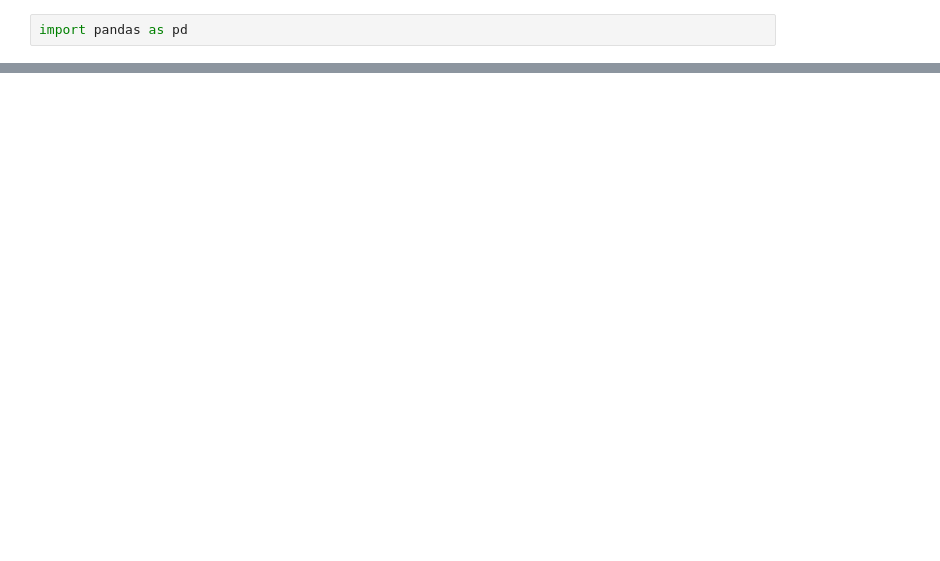
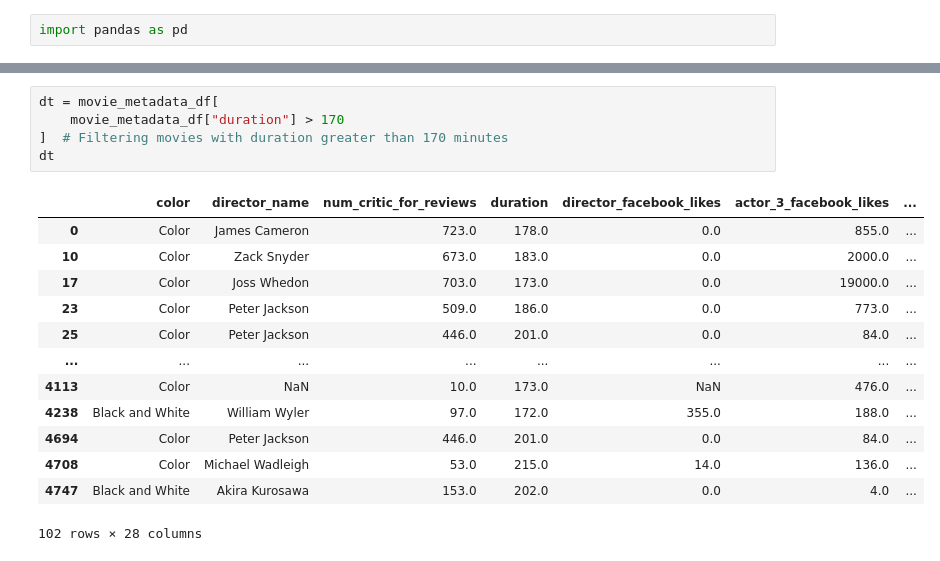
Before and after one commit to Ramesh-Bojanapu-1011/ai_python_practice, a Jupyter notebook: pandas_practive/movie_metadata.ipynb, the cells around one changed output, grey strips where cells are left out. Cells and saved outputs as stored; diff of their text form; blank space fills up the shorter version.

```diff
--- a/pandas_practive/movie_metadata.ipynb
+++ b/pandas_practive/movie_metadata.ipynb
@@ -18,3 +20,22 @@ student_mat_df
 | 5041 | Color | Daniel Hsia | 14.0 | 100.0 | 0.0 | 489.0 | ... |
 | 5042 | Color | Jon Gunn | 43.0 | 90.0 | 16.0 | 16.0 | ... |
 5043 rows × 28 columns
+# %%
+dt = movie_metadata_df[
+    movie_metadata_df["duration"] > 170
+]  # Filtering movies with duration greater than 170 minutes
+dt
+# %% [output]
+|  | color | director_name | num_critic_for_reviews | duration | director_facebook_likes | actor_3_facebook_likes | ... |
+| 0 | Color | James Cameron | 723.0 | 178.0 | 0.0 | 855.0 | ... |
+| 10 | Color | Zack Snyder | 673.0 | 183.0 | 0.0 | 2000.0 | ... |
+| 17 | Color | Joss Whedon | 703.0 | 173.0 | 0.0 | 19000.0 | ... |
+| 23 | Color | Peter Jackson | 509.0 | 186.0 | 0.0 | 773.0 | ... |
+| 25 | Color | Peter Jackson | 446.0 | 201.0 | 0.0 | 84.0 | ... |
+| ... | ... | ... | ... | ... | ... | ... | ... |
+| 4113 | Color | NaN | 10.0 | 173.0 | NaN | 476.0 | ... |
+| 4238 | Black and White | William Wyler | 97.0 | 172.0 | 355.0 | 188.0 | ... |
+| 4694 | Color | Peter Jackson | 446.0 | 201.0 | 0.0 | 84.0 | ... |
+| 4708 | Color | Michael Wadleigh | 53.0 | 215.0 | 14.0 | 136.0 | ... |
+| 4747 | Black and White | Akira Kurosawa | 153.0 | 202.0 | 0.0 | 4.0 | ... |
+102 rows × 28 columns
```
Also changed, not shown: parts of 8 cells of this notebook.
